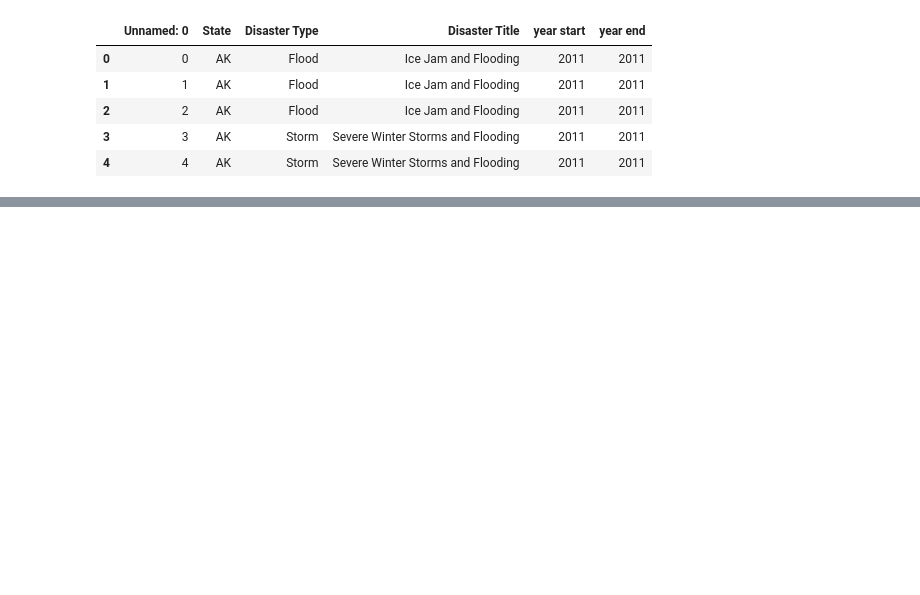
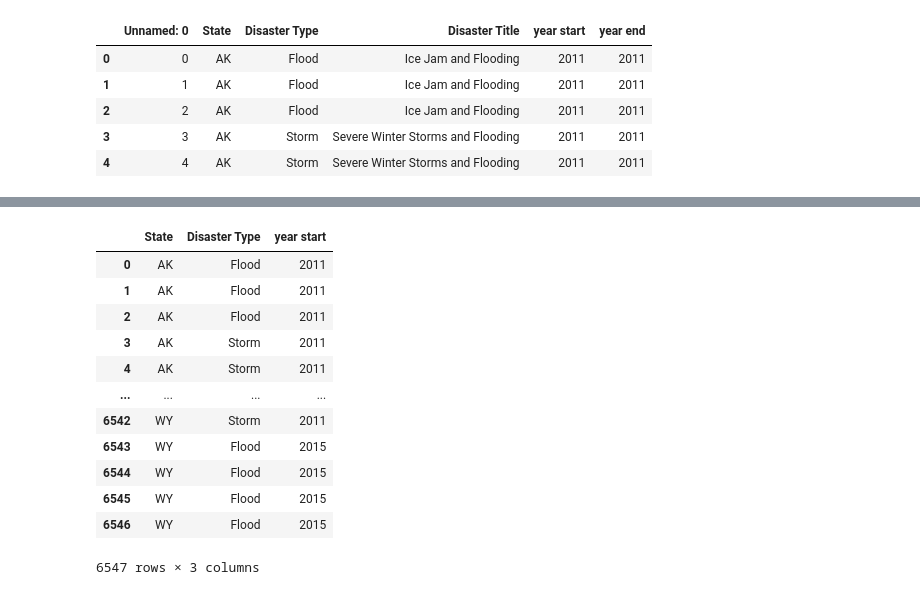
Before and after one commit to lrana-227/Housing_Project, a Jupyter notebook: natural_disaster_type_per_state.ipynb, the cells around one changed output, grey strips where cells are left out. Cells and saved outputs as stored; diff of their text form; code cells hidden in the pictures; blank space fills up the shorter version.

```diff
--- a/natural_disaster_type_per_state.ipynb
+++ b/natural_disaster_type_per_state.ipynb
@@ -31,0 +21,17 @@ fig.show()
+# %%
+small_d_df = disaster_df[["State", "Disaster Type","year start"]]
+small_d_df
+# %% [output]
+|  | State | Disaster Type | year start |
+| 0 | AK | Flood | 2011 |
+| 1 | AK | Flood | 2011 |
+| 2 | AK | Flood | 2011 |
+| 3 | AK | Storm | 2011 |
+| 4 | AK | Storm | 2011 |
+| ... | ... | ... | ... |
+| 6542 | WY | Storm | 2011 |
+| 6543 | WY | Flood | 2015 |
+| 6544 | WY | Flood | 2015 |
+| 6545 | WY | Flood | 2015 |
+| 6546 | WY | Flood | 2015 |
+6547 rows × 3 columns
```
Also changed, not shown: parts of 4 cells of this notebook, 1 other file.
